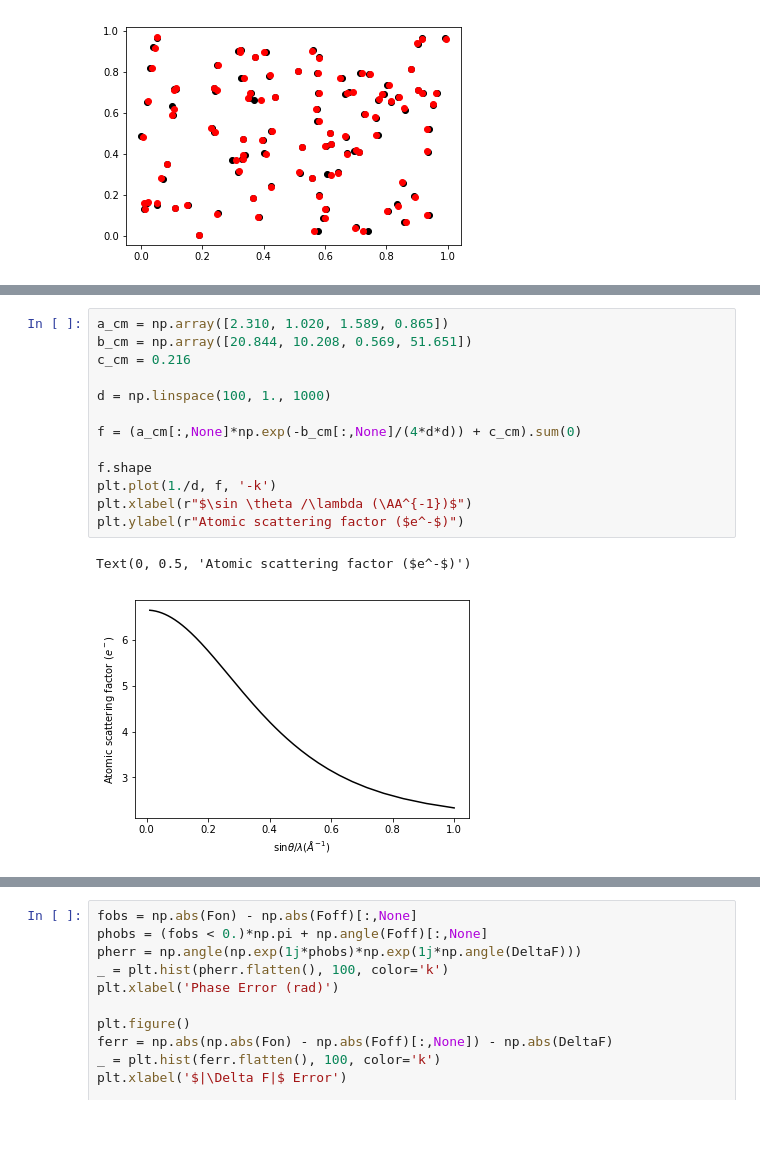
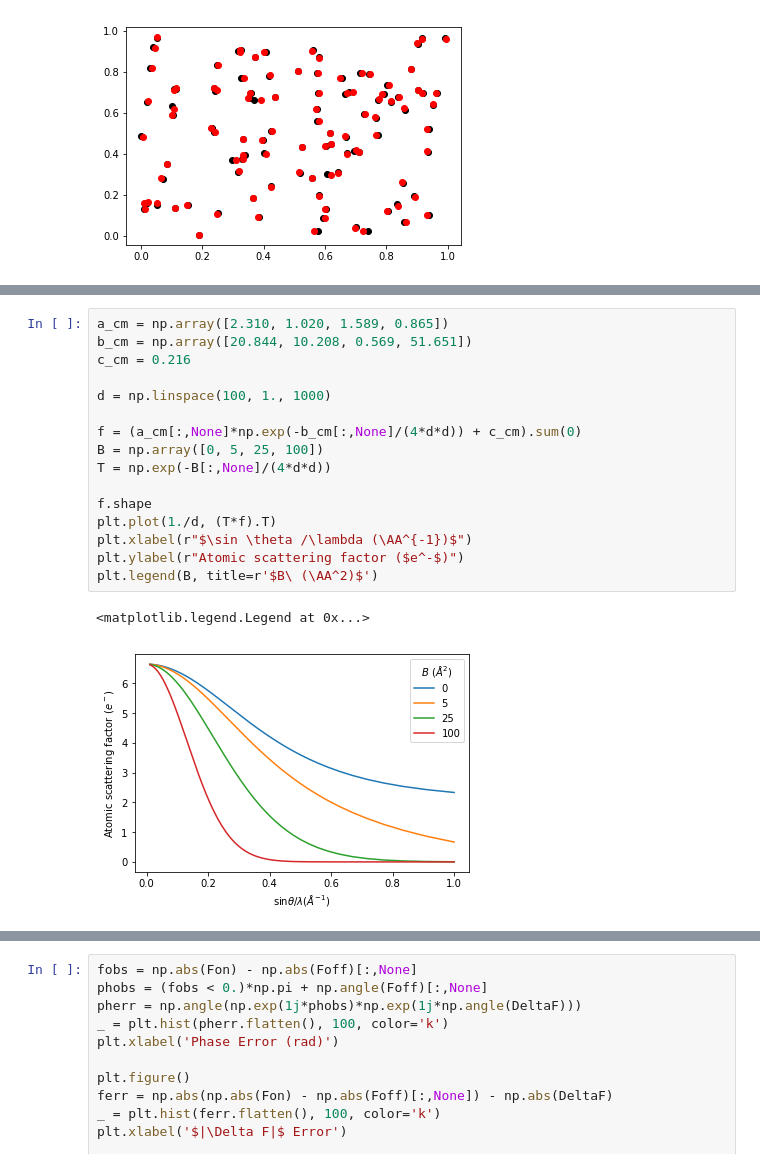
Before and after one commit to rs-station/reciprocalspaceship, a Jupyter notebook: Structure Factors from Scratch.ipynb, the cells around one changed output, grey strips where cells are left out. Drawn from its saved outputs; the diff is of its cells as text; blank space fills up the shorter version.

Commit message:
added cromer mann coeffs and b factors

```diff
--- a/Structure Factors from Scratch.ipynb
+++ b/Structure Factors from Scratch.ipynb
@@ -70,18 +77,21 @@ $\sin \theta/\lambda = \frac {1} {2 d_h}$
 # %%
 a_cm = np.array([2.310, 1.020, 1.589, 0.865])
 b_cm = np.array([20.844, 10.208, 0.569, 51.651])
 c_cm = 0.216
 
 d = np.linspace(100, 1., 1000)
 
 f = (a_cm[:,None]*np.exp(-b_cm[:,None]/(4*d*d)) + c_cm).sum(0)
+B = np.array([0, 5, 25, 100])
+T = np.exp(-B[:,None]/(4*d*d))
 
 f.shape
-plt.plot(1./d, f, '-k')
+plt.plot(1./d, (T*f).T)
 plt.xlabel(r"$\sin \theta /\lambda (\AA^{-1})$")
 plt.ylabel(r"Atomic scattering factor ($e^-$)")
+plt.legend(B, title=r'$B\ (\AA^2)$')
 # %% [output]
-Text(0, 0.5, 'Atomic scattering factor ($e^-$)')
+<matplotlib.legend.Legend at 0x...>
-[figure, old version]
+[figure, new version]
 # %%
 num_particles = 100
```
Also changed, not shown: parts of 4 cells of this notebook.
